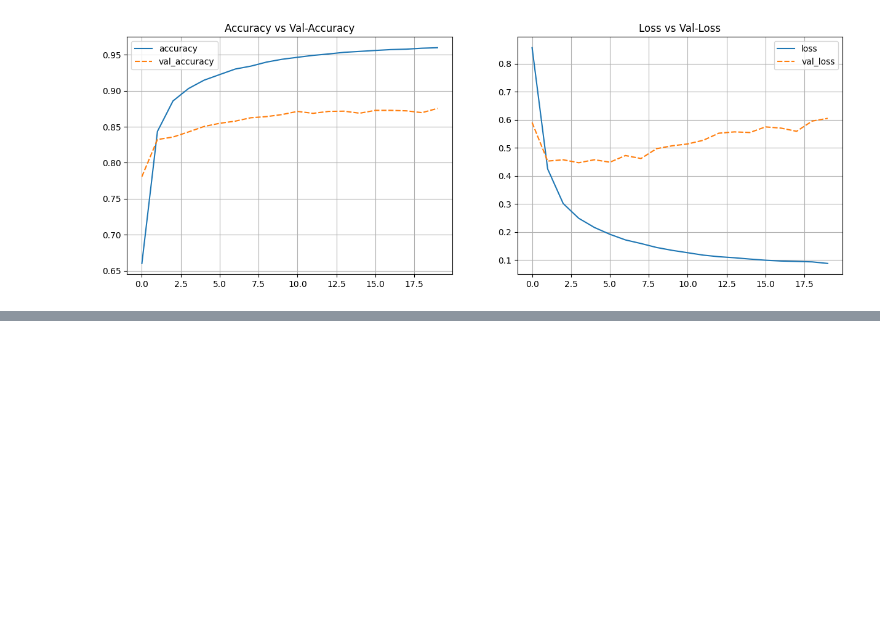
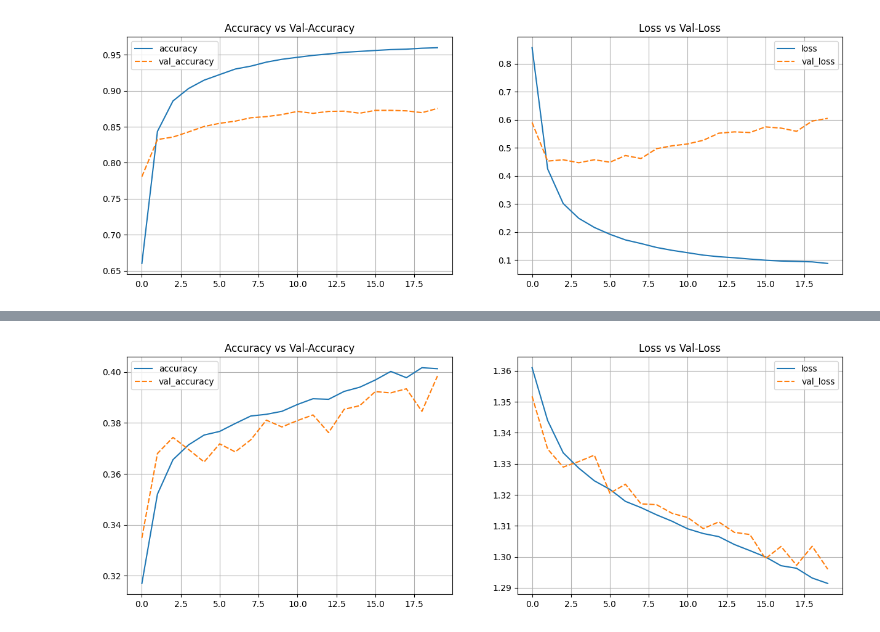
Before and after one commit to gilangwd/Twitter-Sentiment-Analysis, a Jupyter notebook: nlp_analysis.ipynb, the cells around one changed output, grey strips where cells are left out. Cells and saved outputs as stored; diff of their text form; code cells hidden in the pictures; blank space fills up the shorter version.

```diff
--- a/nlp_analysis.ipynb
+++ b/nlp_analysis.ipynb
@@ -658,0 +750,18 @@ model_lstm_4_hist = model_lstm_4.fit(X_train, y_train_ohe, epochs=20, batch_size
+# %%
+# Plot Training Results
+
+model_lstm_4_hist_df = pd.DataFrame(model_lstm_4_hist.history)
+
+plt.figure(figsize=(15, 5))
+plt.subplot(1, 2, 1)
+sns.lineplot(data=model_lstm_4_hist_df[['accuracy', 'val_accuracy']])
+plt.grid()
+plt.title('Accuracy vs Val-Accuracy')
+
+plt.subplot(1, 2, 2)
+sns.lineplot(data=model_lstm_4_hist_df[['loss', 'val_loss']])
+plt.grid()
+plt.title('Loss vs Val-Loss')
+plt.show()
+# %% [output]
+[figure, added]
```
Also changed, not shown: parts of 35 cells of this notebook.
